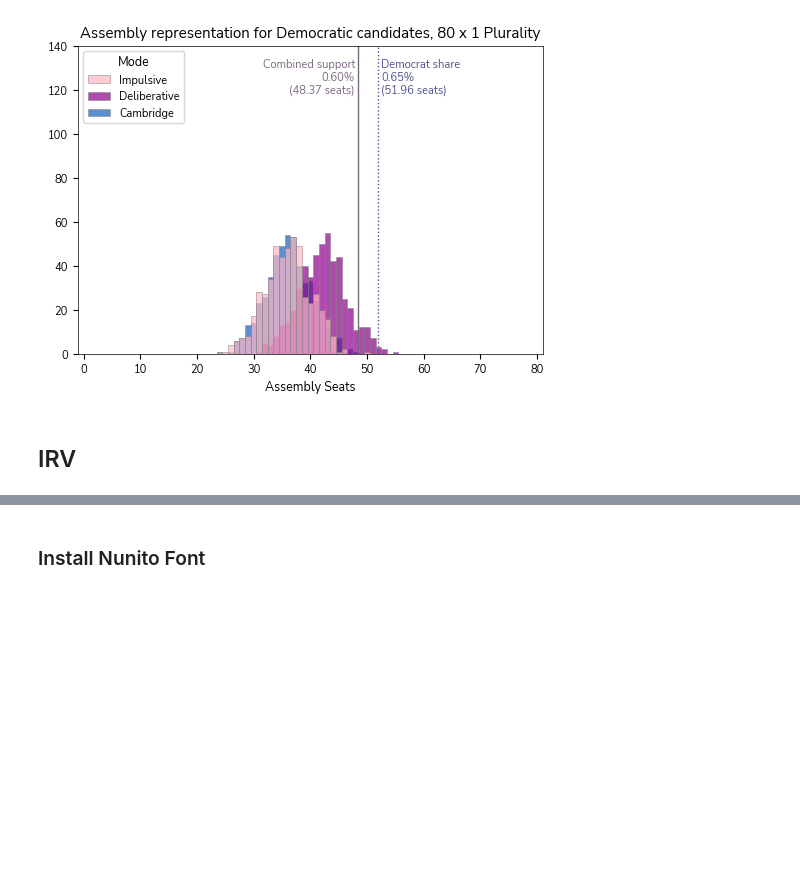
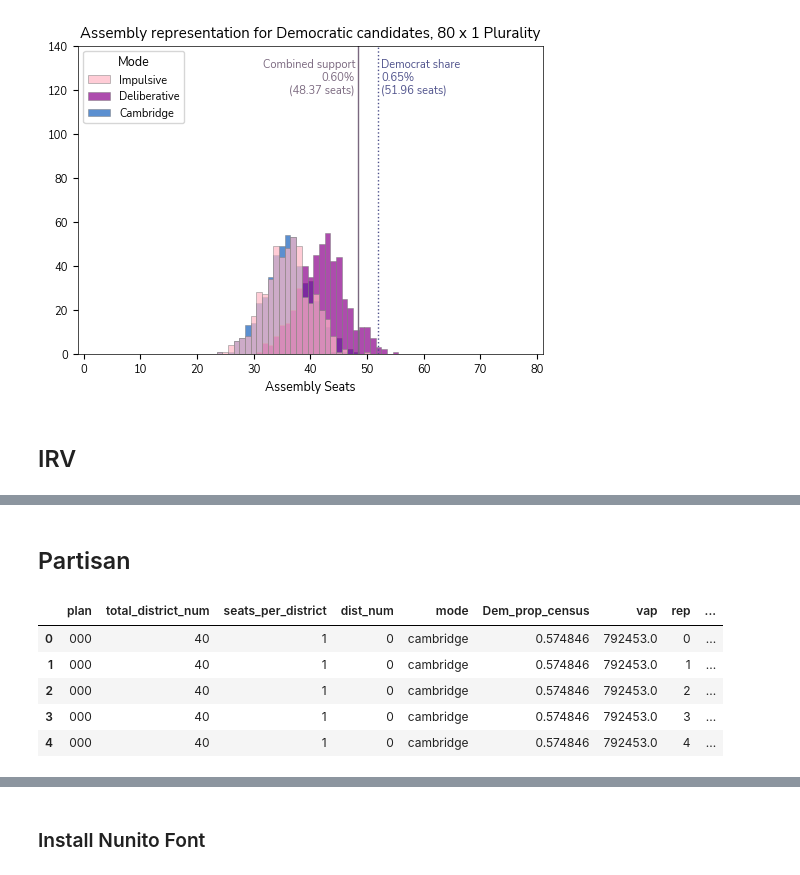
Before and after one commit to hanelee/ca_stv, a Jupyter notebook: process_results.ipynb, the cells around one changed output, grey strips where cells are left out. Cells and saved outputs as stored; diff of their text form; code cells hidden in the pictures; blank space fills up the shorter version.

```diff
--- a/process_results.ipynb
+++ b/process_results.ipynb
@@ -954,8 +1099,10 @@ NameError: name 'district_nums' is not defined
+# %% [markdown]
+## Partisan
 # %%
 rows = []
 
 # For each district division x seats per district
-for (dn, eln) in district_nums:
+for (dn, eln) in district_num_irv:
 
     # For each mode
     for dm in district_mode:
@@ -985,32 +1132,39 @@ for (dn, eln) in district_nums:
                     # For each rep
                     for rep_n in range(len(res_dist)):
                         # Result per rep
                         rep_res = res_dist[rep_n]
                         # Calculate average proportion across vk election results
                         rep_count = count_focal_winners(rep_res, party_focal)
 
                         # Add census demographic info from settings file
                         settings_folder = Path(f"./vk_run_settings_partisan/{dn}")
                         settings_filename = f"ca_{dn}_vk_sample_settings_partisan_district_plan_{plans[pn]}_district_{dist_id:02d}.json"
                         settings_filepath = settings_folder / settings_filename
 
                         with open(settings_filepath, "r") as g:
                             settings_data = json.load(g)
                             bloc_pr = settings_data.get("bloc_proportions", None)
                             bloc_vap = settings_data.get("vap", None)
                             rows.append({"plan": plans[pn],
                                         "total_district_num": dn,
                                         "seats_per_district": eln,
                                         "dist_num": dist_id,
                                         "mode": dm,
                                         "Dem_prop_census": bloc_pr["D"]/(bloc_pr["D"]+bloc_pr["R"]),
                                         "vap": bloc_vap,
                                         "rep": rep_n,
                                         "D_seats": rep_count})
 
 
 
 
 
-df_part = pd.DataFrame(rows)
-df_part.head()
+df_part_irv = pd.DataFrame(rows)
+df_part_irv.head()
+# %% [output]
+|  | plan | total_district_num | seats_per_district | dist_num | mode | Dem_prop_census | vap | rep | ... |
+| 0 | 000 | 40 | 1 | 0 | cambridge | 0.574846 | 792453.0 | 0 | ... |
+| 1 | 000 | 40 | 1 | 0 | cambridge | 0.574846 | 792453.0 | 1 | ... |
+| 2 | 000 | 40 | 1 | 0 | cambridge | 0.574846 | 792453.0 | 2 | ... |
+| 3 | 000 | 40 | 1 | 0 | cambridge | 0.574846 | 792453.0 | 3 | ... |
+| 4 | 000 | 40 | 1 | 0 | cambridge | 0.574846 | 792453.0 | 4 | ... |
```
Also changed, not shown: parts of 5 cells of this notebook.
